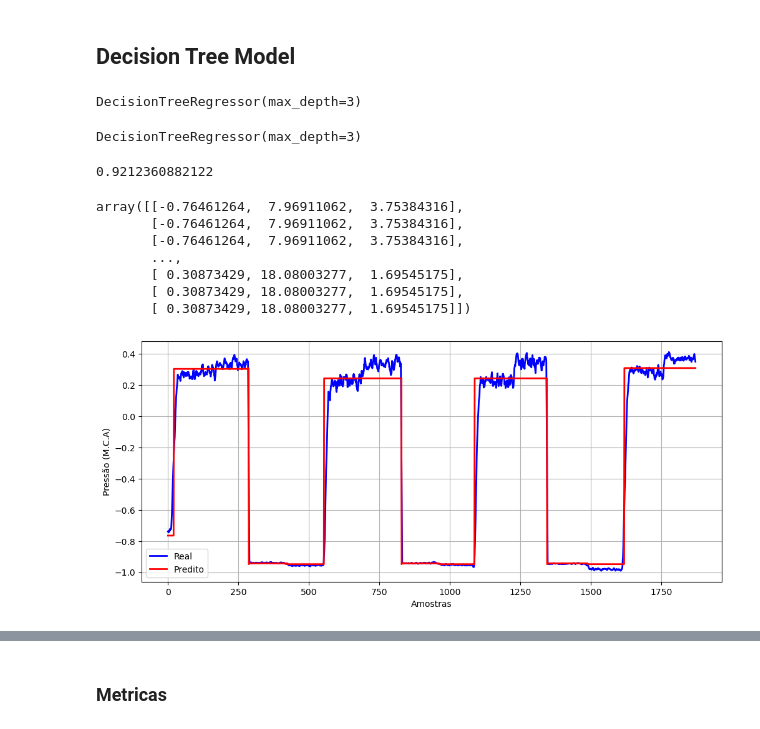
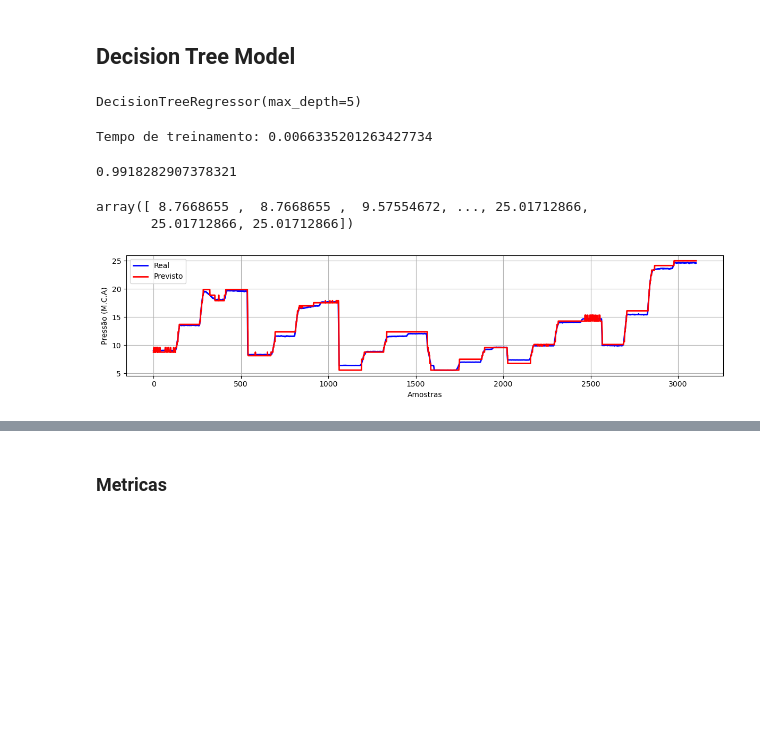
Before and after one commit to Miguel-mmf/smart-automation, a Jupyter notebook: ava02/pt2/tree_based_models.ipynb, the cells around one changed output, grey strips where cells are left out. Drawn from its saved outputs; the diff is of its cells as text; code cells hidden in the pictures; blank space fills up the shorter version.

```diff
--- a/ava02/pt2/tree_based_models.ipynb
+++ b/ava02/pt2/tree_based_models.ipynb
@@ -64,0 +46,3 @@ data.dropna(inplace=True)
+# %%
+train_data = pd.read_csv('data/1s/train_data.csv')
+test_data = pd.read_csv('data/1s/test_data.csv')
@@ -69,11 +120,13 @@ Index(['Frequencia CMB', 'CV-1', 'PT-1', 'PT-2', 'PT-3'], dtype='object')
 # %%
-x_train, x_test, y_train, y_test = train_test_split(
-    data[['Frequencia CMB', 'CV-1']],
-    data[['PT-1', 'PT-2', 'PT-3']],
-    test_size=0.3,
-    random_state=812,
-    shuffle=False
-)
+x_train, y_train = train_data[['Frequencia CMB', 'CV-1', 'PT-2(K-1)', 'PT-2(K-2)']], train_data[['PT-2']]
+x_test, y_test = test_data[['Frequencia CMB', 'CV-1', 'PT-2(K-1)', 'PT-2(K-2)']], test_data[['PT-2']]
+# train_test_split(
+#     data[['Frequencia CMB', 'CV-1']],
+#     data[['PT-2'']],
+#     test_size=0.3,
+#     random_state=812,
+#     shuffle=False
+# )
 
 print(f'x_train shape: {x_train.shape}')
 print(f'x_test shape: {x_test.shape}')
@@ -104,42 +205,45 @@ Text(0, 0.5, 'Pressão (M.C.A)')
 ## Decision Tree Model
 # %%
 dt_model = DecisionTreeRegressor(
-    max_depth=3,
+    max_depth=5,
     # random_state=812,
 )
 dt_model
 # %% [output]
-DecisionTreeRegressor(max_depth=3)
+DecisionTreeRegressor(max_depth=5)
-# %%
-dt_model.fit(
-    x_train,
-    y_train
-)
-# %% [output]
-DecisionTreeRegressor(max_depth=3)
+# %%
+start = time()
+dt_model.fit(
+    x_train,
+    y_train
+)
+print(f'Tempo de treinamento: {time() - start}')
+# %% [output]
+Tempo de treinamento: 0.0066335201263427734
 # %%
-dt_model.score(x_train, y_train)
+dt_model.score(x_test, y_test)
 # %% [output]
-0.9212360882122
+0.9918282907378321
 # %%
 predicted = dt_model.predict(x_test)
 predicted
 # %% [output]
-array([[-0.76461264,  7.96911062,  3.75384316],
-       [-0.76461264,  7.96911062,  3.75384316],
-       [-0.76461264,  7.96911062,  3.75384316],
-       ...,
-       [ 0.30873429, 18.08003277,  1.69545175],
-       [ 0.30873429, 18.08003277,  1.69545175],
-       [ 0.30873429, 18.08003277,  1.69545175]])
+array([ 8.7668655 ,  8.7668655 ,  9.57554672, ..., 25.01712866,
+       25.01712866, 25.01712866])
 # %%
-plt.figure(figsize=(12, 5))
-plt.plot(y_test['PT-1'].values, label='Real', linewidth=2, color='blue')
-plt.plot(predicted[:, 0], label='Predito', linewidth=2, color='red')
+plt.figure(figsize=(12, 3))
+plt.plot(y_test['PT-2'].values, label='Real', linewidth=2, color='blue')
+plt.plot(predicted, label='Previsto', linewidth=2, color='red')
 plt.xlabel('Amostras')
 plt.ylabel('Pressão (M.C.A)')
 plt.legend()
 plt.grid()
-plt.show()
+
+plt.tight_layout()
+plt.savefig(
+    './images/tree_results/sklearn_model.png',
+    format='png',
+    dpi=300
+)
 # %% [output]
-[figure, old version]
+[figure, new version]
```
Also changed, not shown: parts of 52 cells of this notebook, 21 other files.
